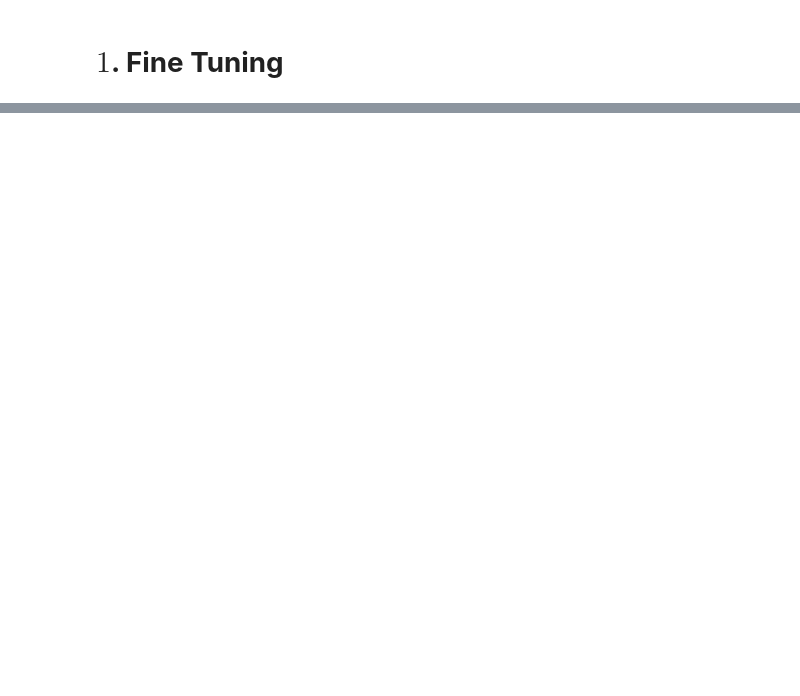
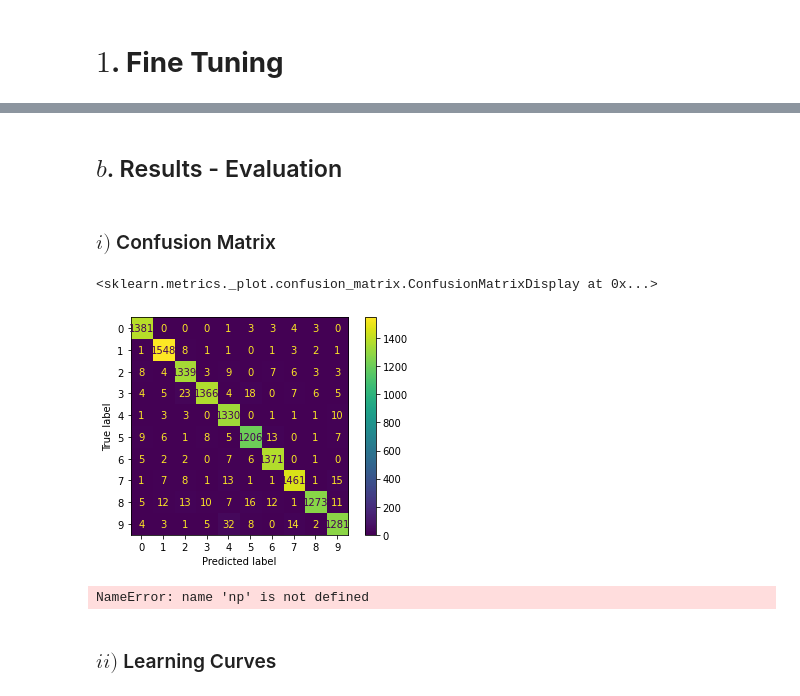
Before and after one commit to georgegito/mlp-class, a Jupyter notebook: mlp_class_fine_tunning.ipynb, the cells around one changed output, grey strips where cells are left out. Cells and saved outputs as stored; diff of their text form; code cells hidden in the pictures; blank space fills up the shorter version.

Commit message:
Train & evaluate optimal model

```diff
--- a/mlp_class_fine_tunning.ipynb
+++ b/mlp_class_fine_tunning.ipynb
@@ -17,9 +17,15 @@ num_features = 784 # img shape: 28*28
 
 # pre-process data
 X_train, y_train, X_test, y_test = utils.preprocess(X_train, y_train, X_test, y_test, num_classes, num_features, print_summary=False)
+
+from tensorflow.keras.utils import to_categorical
+
+# Convert target classes to categorical ones (one-hot encoding) - only for training and tuning
+y_train_enc = to_categorical(y_train, num_classes)
+y_test_enc = to_categorical(y_test, num_classes)
 # %%
 # network loss function
-loss =tf.keras.losses.SparseCategoricalCrossentropy()
+loss =tf.keras.losses.CategoricalCrossentropy()
 
 # network metrics
 eval_metrics = [metrics.f1]
@@ -99,0 +110,26 @@ print(best_hyperparameters.get("learning_rate"))
+# %%
+# TODO get params from tuning - currently using some random values
+n_hidden_1      =   128
+n_hidden_2      =   512
+a_reg           =   0.001
+learning_rate   =   0.001
+
+# mlp model
+mlp_rmsprop_opt = keras.Sequential(name="MLP_RMSProp_Opt")
+
+mlp_rmsprop_opt.add(Input(shape=(num_features,)))
+
+mlp_rmsprop_opt.add(keras.layers.Dense(name="hidden_layer_1", units=n_hidden_1, activation="relu",
+                    kernel_regularizer=regularizers.l2(a_reg), kernel_initializer=initializers.HeNormal()))
+
+mlp_rmsprop_opt.add(keras.layers.Dense(name="hidden_layer_2", units=n_hidden_2, activation="relu",
+                    kernel_regularizer=regularizers.l2(a_reg), kernel_initializer=initializers.HeNormal()))
+
+mlp_rmsprop_opt.add(keras.layers.Dense(name="output_layer", units=num_classes, activation="softmax",
+                    kernel_regularizer=regularizers.l2(a_reg), kernel_initializer=initializers.HeNormal()))
+
+mlp_rmsprop_opt.compile(optimizer=tf.keras.optimizers.RMSprop(learning_rate=learning_rate),
+                        loss=loss,
+                        metrics=eval_metrics)
+
+history = mlp_rmsprop_opt.fit(X_train, y_train_enc, epochs=100, validation_data=(X_test, y_test_enc))
@@ -99,0 +154,40 @@ print(best_hyperparameters.get("learning_rate"))
+# %% [markdown]
+## $b$. Results - Evaluation
+# %% [markdown]
+### $i)$ Confusion Matrix
+# %%
+# predict classes
+y_pred = utils.predict_classes(mlp_rmsprop_opt, X_test)
+# %%
+from sklearn.metrics import confusion_matrix, ConfusionMatrixDisplay
+
+confusion_matrix_ = confusion_matrix(y_test, y_pred)
+ConfusionMatrixDisplay(confusion_matrix_).plot()
+# %% [output]
+<sklearn.metrics._plot.confusion_matrix.ConfusionMatrixDisplay at 0x...>
+[figure, added]
+# %%
+from sklearn.metrics import multilabel_confusion_matrix
+import numpy as np
+
+multilabel_confusion_matrix_ = multilabel_confusion_matrix(y_test, y_pred)
+confusion_matrix_ = np.sum(multilabel_confusion_matrix_, axis = 0)
+ConfusionMatrixDisplay(confusion_matrix_).plot()
+
+tn = confusion_matrix_[0][0]
+fp = confusion_matrix_[0][1]
+fn = confusion_matrix_[1][0]
+tp = confusion_matrix_[1][1]
+sum = tn + fp + fn + tp
+
+print("TN =", tn, "\nFP =", fp, "\nFN =", fn, "\nTP =", tp, "\nSUM =", sum)
+
+accuracy = (tp + tn) / sum
+recall = tp / (tp + fn)
+precision = tp / (tp + fp)
+f1 = 2 * (precision * recall) / (precision + recall)
+print("Accuracy =", accuracy, "\nRecall =", recall, "\nPrecision =", precision, "\nF1 =", f1)
+# %% [output]
+NameError: name 'np' is not defined
+# %% [markdown]
+### $ii)$ Learning Curves
```
Also changed, not shown: parts of 5 cells of this notebook.
